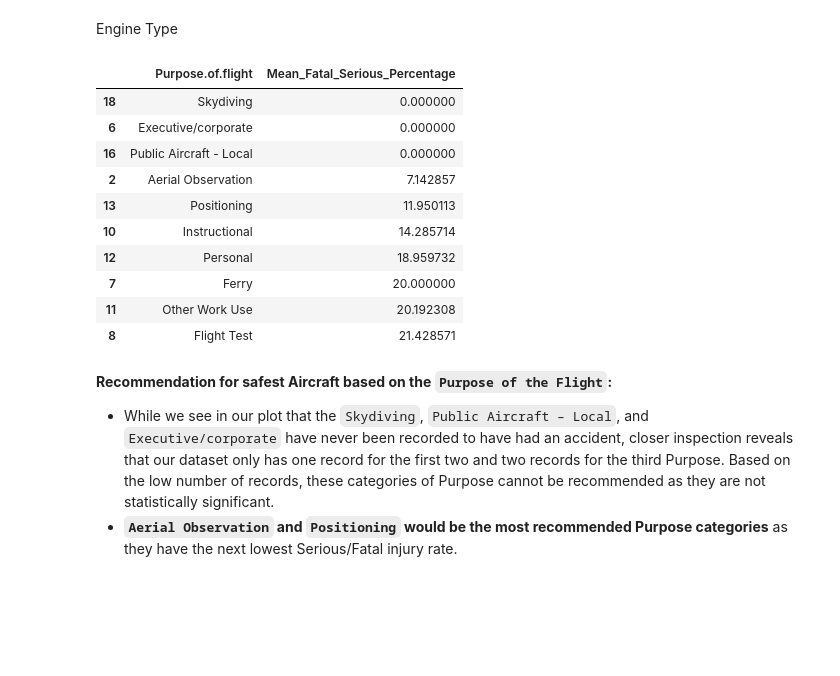
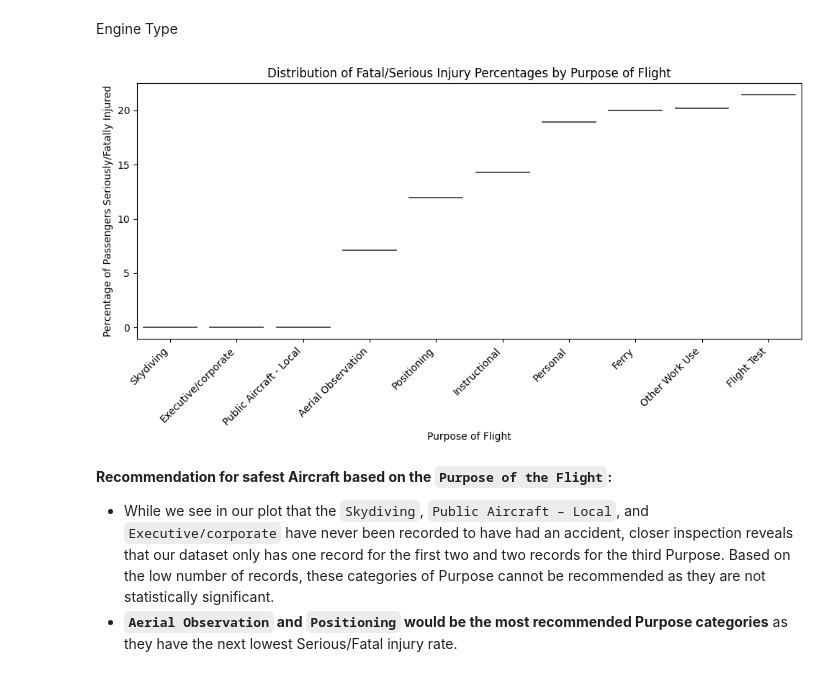
Before and after one commit to mbielecki1/dsc-course0-m8-lab, a Jupyter notebook: Aviation_Accidents_Data_Analysis.ipynb, the cells around one changed output. Drawn from its saved outputs; the diff is of its cells as text; code cells hidden in the pictures; blank space fills up the shorter version.

```diff
--- a/Aviation_Accidents_Data_Analysis.ipynb
+++ b/Aviation_Accidents_Data_Analysis.ipynb
@@ -439,51 +439,41 @@ Engine Type
 # %%
 # PURPOSE OF FLIGHT Analysis
 
 # filter to where Purpose of Flight is not NaN
 df_engine = df[df['Purpose.of.flight'].notna()].copy()
 
 # Compute per-accident fatal/serious fraction
 df_engine['Fatal_Serious_Percentage'] = ((df_engine['Total.Fatal.Injuries'] + df_engine['Total.Serious.Injuries']) / df_engine['Total.Passengers'] * 100)
 
 # Compute mean percentage per Purpose.of.flight
 engine_type_means = (df_small.groupby('Purpose.of.flight')['Fatal_Serious_Percentage'].mean().reset_index().rename(columns={'Fatal_Serious_Percentage': 'Mean_Fatal_Serious_Percentage'}))
 
 # Calculate the count of Purpose.of.flight
 make_model_counts = df_small['Purpose.of.flight'].value_counts()
 
 # # Sort ascending by mean percentage
 engine_type_means = engine_type_means.sort_values('Mean_Fatal_Serious_Percentage', ascending=True).head(10)
 engine_type_means
 
 # # Plot
-# plt.figure(figsize=(10, 5.5))
-# sns.violinplot(
-#     data=engine_type_means,
-#     x='Purpose.of.flight',
-#     y='Mean_Fatal_Serious_Percentage',
-#     inner='quartile',
-#     palette='muted',
-#     hue='Purpose.of.flight'
-# )
+plt.figure(figsize=(10, 5.5))
+sns.violinplot(
+    data=engine_type_means,
+    x='Purpose.of.flight',
+    y='Mean_Fatal_Serious_Percentage',
+    inner='quartile',
+    palette='muted',
+    hue='Purpose.of.flight'
+)
 
-# plt.xticks(rotation=45, ha='right')
-# plt.ylabel('Percentage of Passengers Seriously/Fatally Injured')
-# plt.xlabel('Purpose of Flight')
-# plt.title('Distribution of Fatal/Serious Injury Percentages by Purpose of Flight')
-# plt.tight_layout()
-# plt.show()
+plt.xticks(rotation=45, ha='right')
+plt.ylabel('Percentage of Passengers Seriously/Fatally Injured')
+plt.xlabel('Purpose of Flight')
+plt.title('Distribution of Fatal/Serious Injury Percentages by Purpose of Flight')
+plt.tight_layout()
+plt.show()
 # %% [output]
-|  | Purpose.of.flight | Mean_Fatal_Serious_Percentage |
-| 18 | Skydiving | 0.000000 |
-| 6 | Executive/corporate | 0.000000 |
-| 16 | Public Aircraft - Local | 0.000000 |
-| 2 | Aerial Observation | 7.142857 |
-| 13 | Positioning | 11.950113 |
-| 10 | Instructional | 14.285714 |
-| 12 | Personal | 18.959732 |
-| 7 | Ferry | 20.000000 |
-| 11 | Other Work Use | 20.192308 |
-| 8 | Flight Test | 21.428571 |
+[figure, added]
 # %% [markdown]
 **Recommendation for safest Aircraft based on the `Purpose of the Flight`:**
 -	While we see in our plot that the `Skydiving`, `Public Aircraft – Local`, and `Executive/corporate` have never been recorded to have had an accident, closer inspection reveals that our dataset only has one record for the first two and two records for the third Purpose.  Based on the low number of records, these categories of Purpose cannot be recommended as they are not statistically significant.
```
Also changed, not shown: 5 other files.
